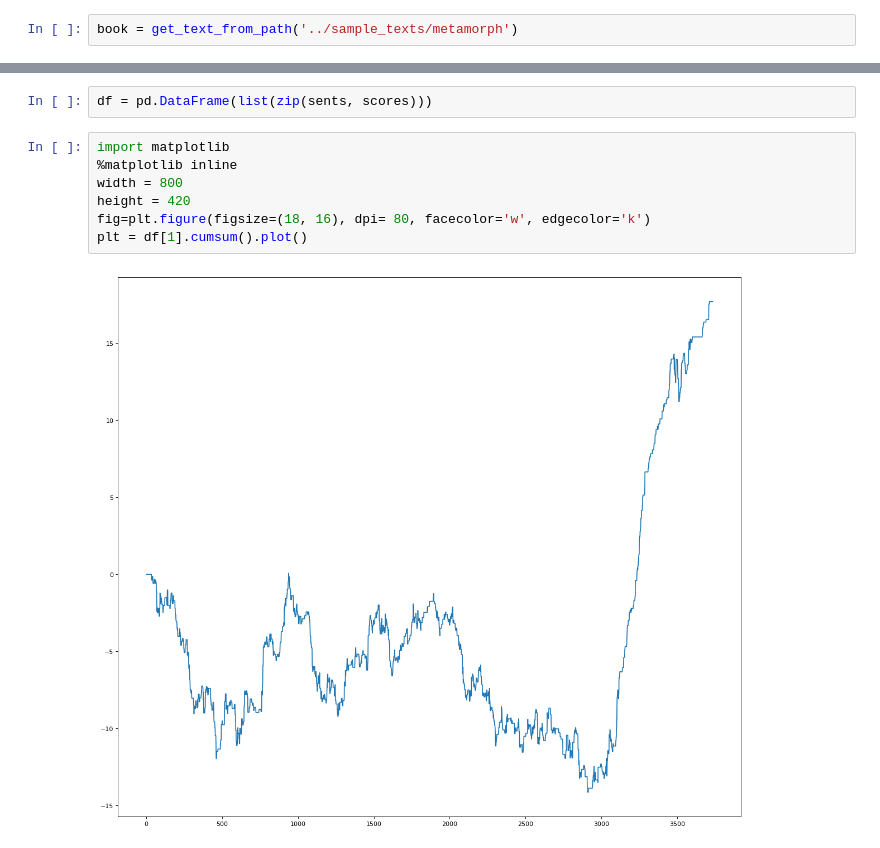
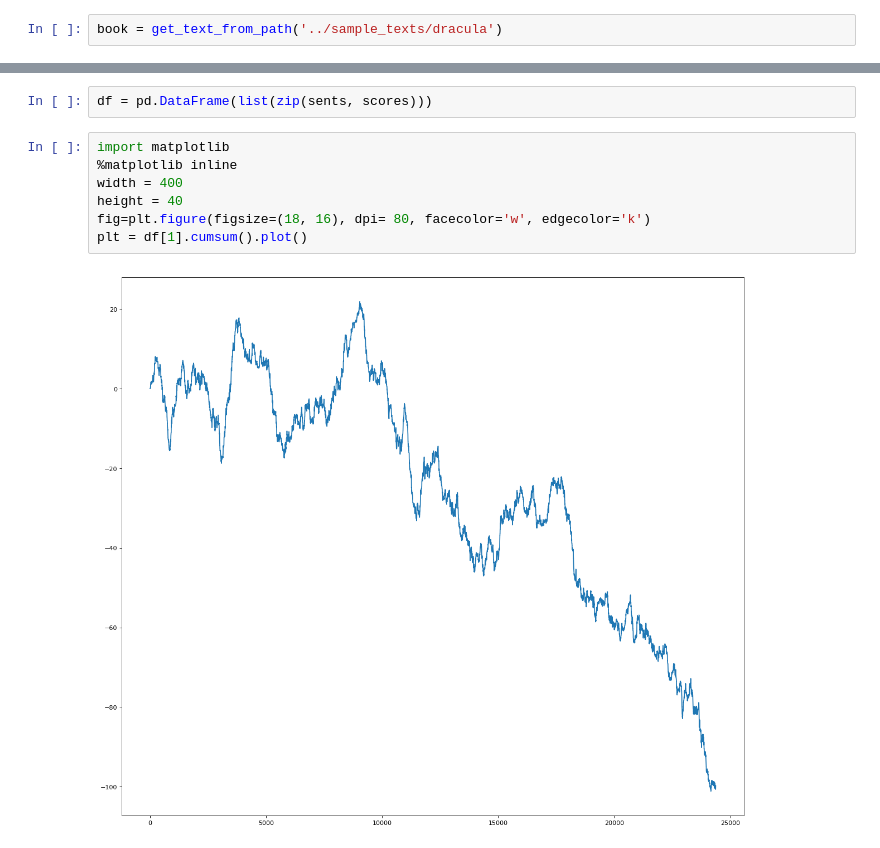
Before and after one commit to wesdoyle/limbus, a Jupyter notebook: notebooks/scratch.ipynb, the cells around one changed output, grey strips where cells are left out. Drawn from its saved outputs; the diff is of its cells as text.

```diff
--- a/notebooks/scratch.ipynb
+++ b/notebooks/scratch.ipynb
@@ -10,7 +10,7 @@ def get_text_from_path(path):
     with open(path, 'r') as f:
         return f.read()
 # %%
-book = get_text_from_path('../sample_texts/metamorph')
+book = get_text_from_path('../sample_texts/dracula')
 # %%
 features = ['sent_tokenize', 'word_tokenize', 'score_sentiment']
 pipeline = SimplePipeline(book, features)
@@ -24,9 +24,9 @@ df = pd.DataFrame(list(zip(sents, scores)))
 # %%
 import matplotlib
 %matplotlib inline
-width = 800
-height = 420
+width = 400
+height = 40
 fig=plt.figure(figsize=(18, 16), dpi= 80, facecolor='w', edgecolor='k')
 plt = df[1].cumsum().plot()
 # %% [output]
-[figure, old version]
+[figure, new version]
```
Also changed, not shown: parts of 2 cells of this notebook.
